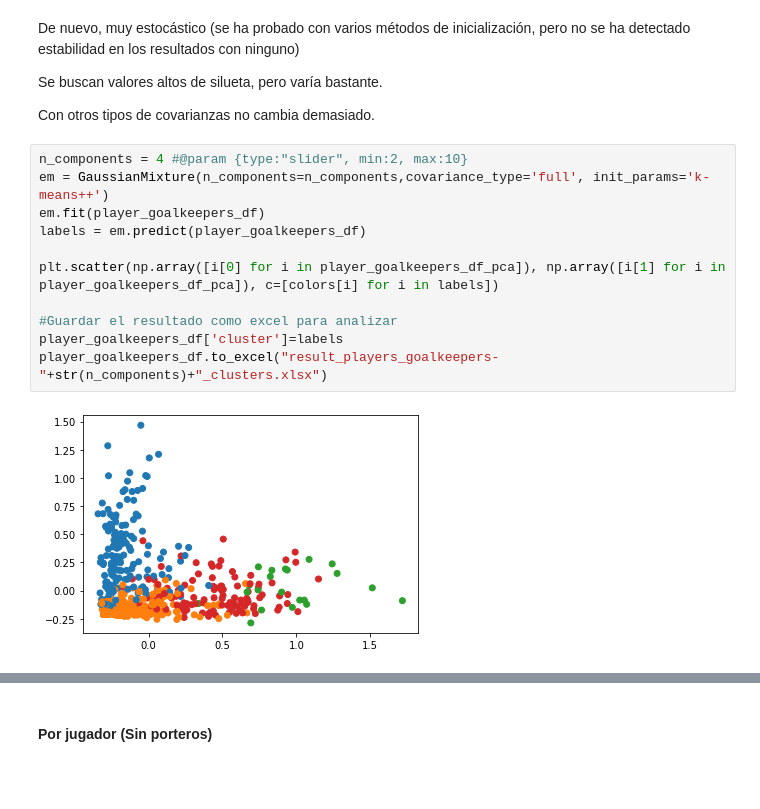
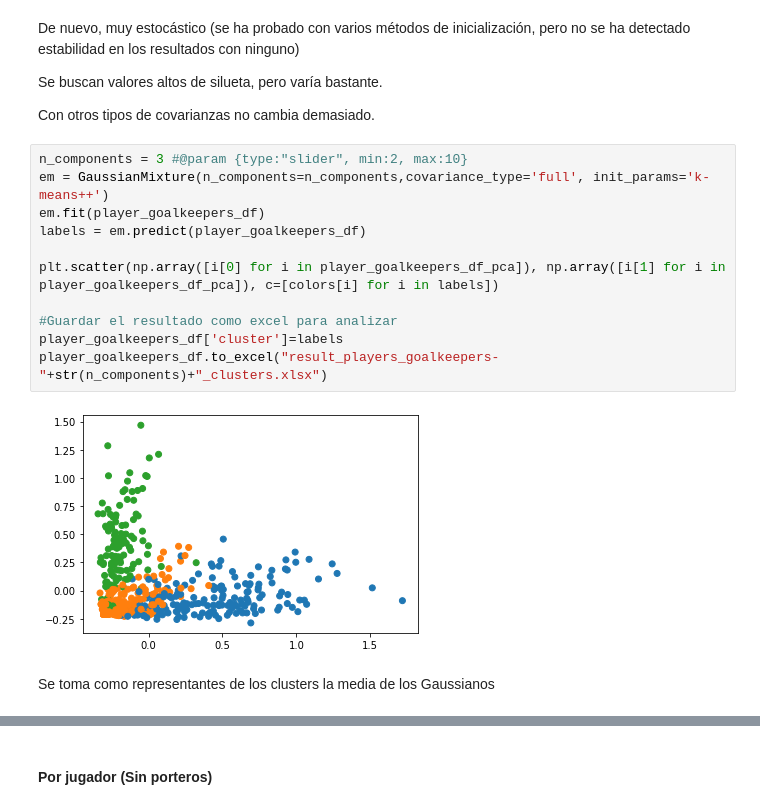
Before and after one commit to SergioMartinezCid/MUII-DSI-2022-23, a Jupyter notebook: Clustering/DSI_Trabajo_Clústering.ipynb, the cells around one changed output, grey strips where cells are left out. Cells and saved outputs as stored; diff of their text form; blank space fills up the shorter version.

```diff
--- a/Clustering/DSI_Trabajo_Clústering.ipynb
+++ b/Clustering/DSI_Trabajo_Clústering.ipynb
@@ -1187,15 +1212,17 @@ Se buscan valores altos de silueta, pero varía bastante.
 
 Con otros tipos de covarianzas no cambia demasiado.
 # %%
-n_components = 4 #@param {type:"slider", min:2, max:10}
+n_components = 3 #@param {type:"slider", min:2, max:10}
 em = GaussianMixture(n_components=n_components,covariance_type='full', init_params='k-means++')
 em.fit(player_goalkeepers_df)
 labels = em.predict(player_goalkeepers_df)
 
 plt.scatter(np.array([i[0] for i in player_goalkeepers_df_pca]), np.array([i[1] for i in player_goalkeepers_df_pca]), c=[colors[i] for i in labels])
 
 #Guardar el resultado como excel para analizar
 player_goalkeepers_df['cluster']=labels
 player_goalkeepers_df.to_excel("result_players_goalkeepers-"+str(n_components)+"_clusters.xlsx")
 # %% [output]
-[figure, old version]
+[figure, new version]
+# %% [markdown]
+Se toma como representantes de los clusters la media de los Gaussianos
```
Also changed, not shown: parts of 33 cells of this notebook.
